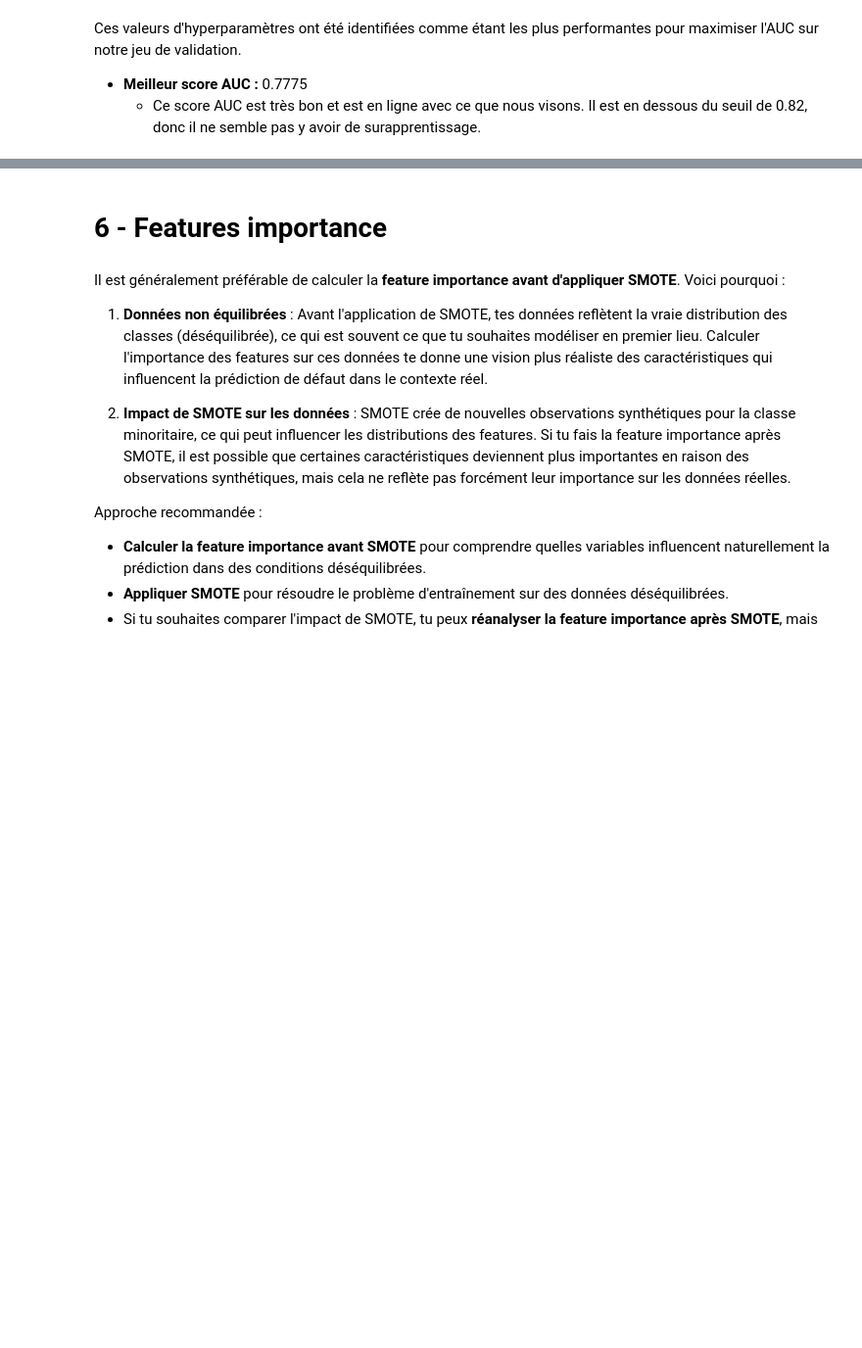
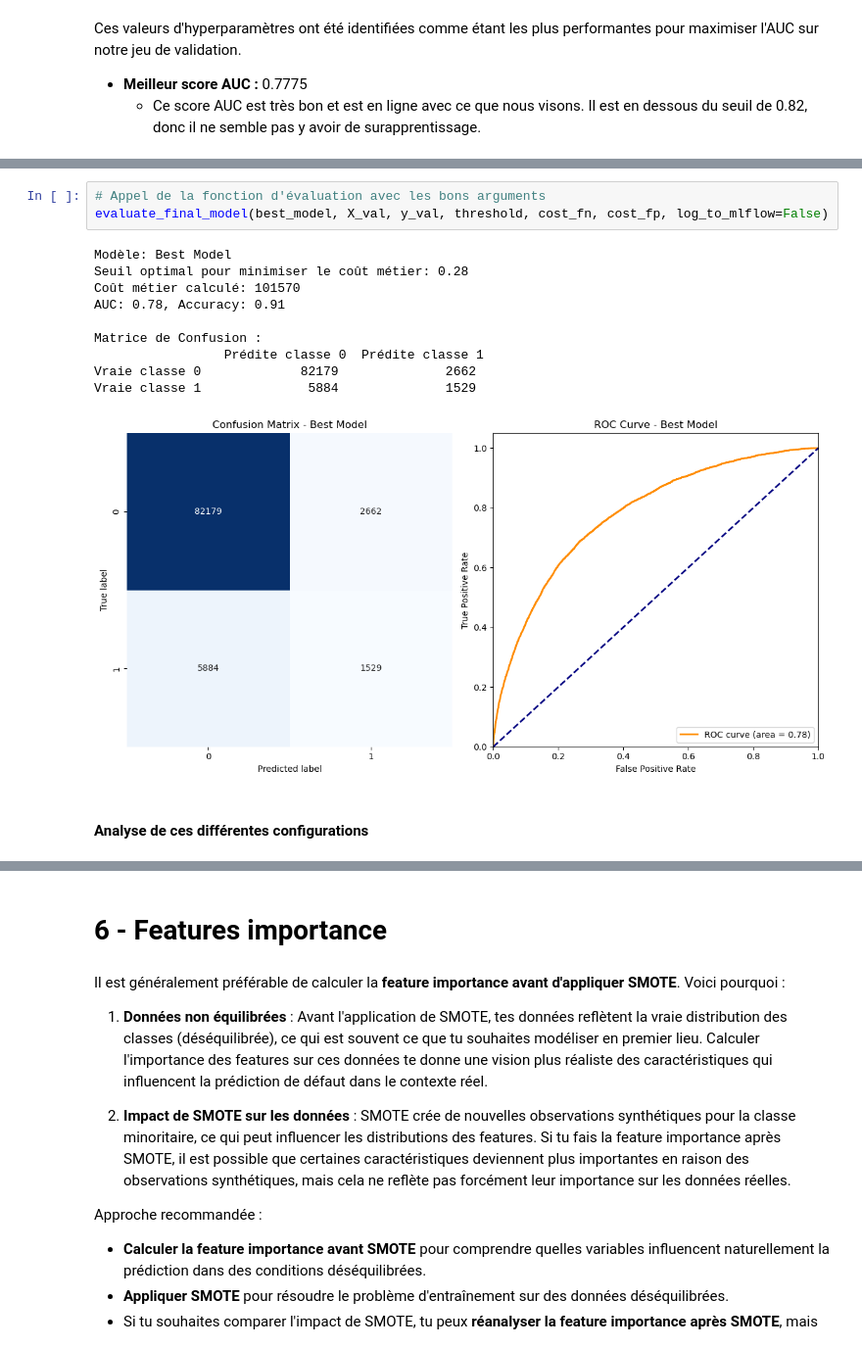
Before and after one commit to GaryMauger/P7_implementer_modele_scoring, a Jupyter notebook: Projet_7_2.ipynb, the cells around one changed output, grey strips where cells are left out. Shown at 98% size. Cells and saved outputs as stored; diff of their text form; blank space fills up the shorter version.

```diff
--- a/Projet_7_2.ipynb
+++ b/Projet_7_2.ipynb
@@ -1163,0 +1320,16 @@ Coût métier optimal : 30058
+# %%
+# Appel de la fonction d'évaluation avec les bons arguments
+evaluate_final_model(best_model, X_val, y_val, threshold, cost_fn, cost_fp, log_to_mlflow=False)
+# %% [output]
+Modèle: Best Model
+Seuil optimal pour minimiser le coût métier: 0.28
+Coût métier calculé: 101570
+AUC: 0.78, Accuracy: 0.91
+
+Matrice de Confusion :
+                 Prédite classe 0  Prédite classe 1
+Vraie classe 0             82179              2662
+Vraie classe 1              5884              1529
+[figure, added]
+# %% [markdown]
+#### Analyse de ces différentes configurations
```
Also changed, not shown: parts of 38 cells of this notebook.
